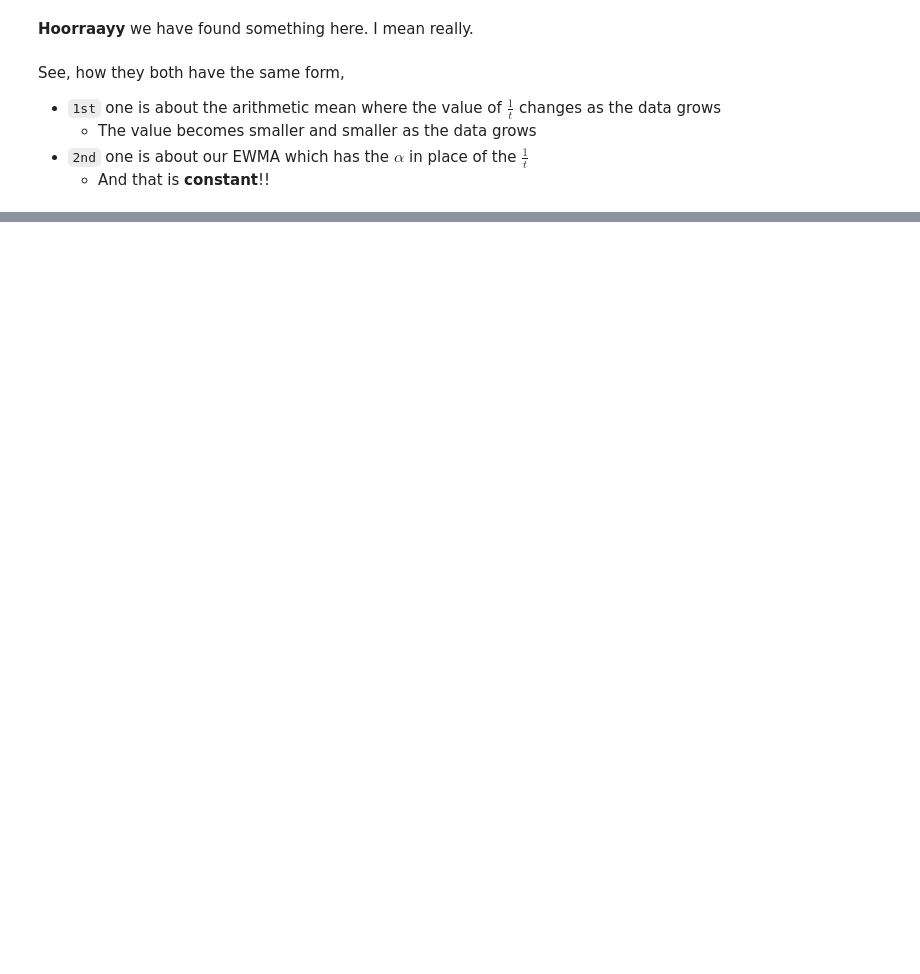
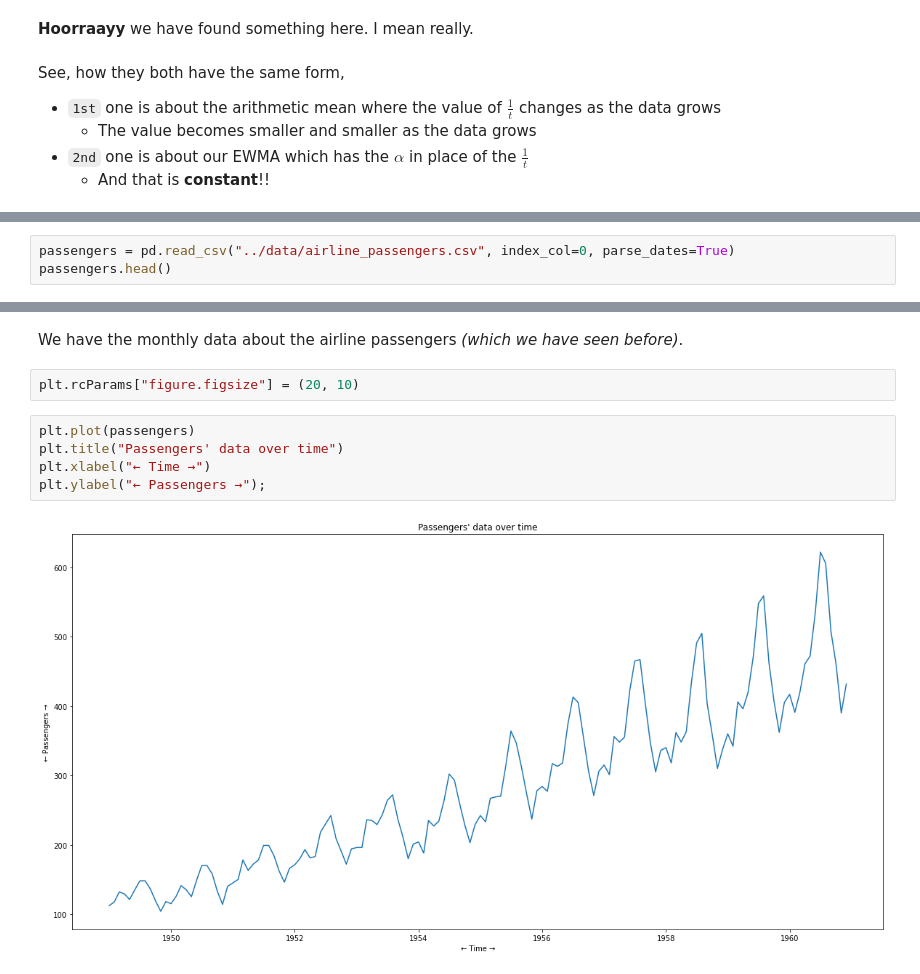
Before and after one commit to AayushSameerShah/TimeSeries-Forecasting, a Jupyter notebook: 2. Exponential Smoothing and ETS/3. EWMA.ipynb, the cells around one changed output, grey strips where cells are left out. Saved outputs shown, nothing was run; the diff lists cells and outputs as text; blank space fills up the shorter version.

```diff
--- a/2. Exponential Smoothing and ETS/3. EWMA.ipynb
+++ b/2. Exponential Smoothing and ETS/3. EWMA.ipynb
@@ -166,0 +215,3 @@ The claim looks ***flipped*** isn't it?
+# %%
+passengers = pd.read_csv("../data/airline_passengers.csv", index_col=0, parse_dates=True)
+passengers.head()
@@ -166,0 +226,11 @@ The claim looks ***flipped*** isn't it?
+# %% [markdown]
+We have the monthly data about the airline passengers *(which we have seen before)*.
+# %%
+plt.rcParams["figure.figsize"] = (20, 10)
+# %%
+plt.plot(passengers)
+plt.title("Passengers' data over time")
+plt.xlabel("← Time →")
+plt.ylabel("← Passengers →");
+# %% [output]
+[figure, added]
```
Also changed, not shown: parts of 27 cells of this notebook.
